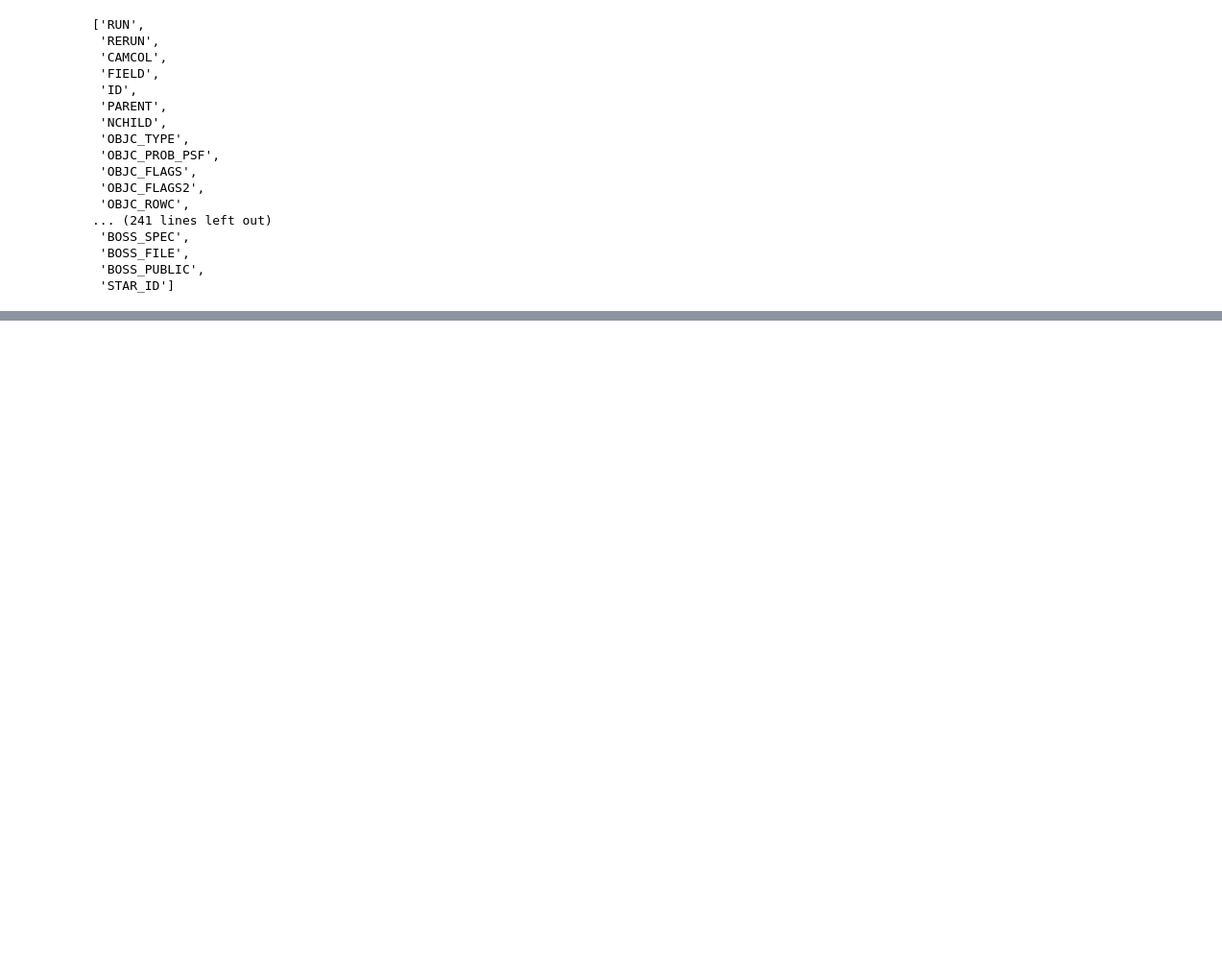
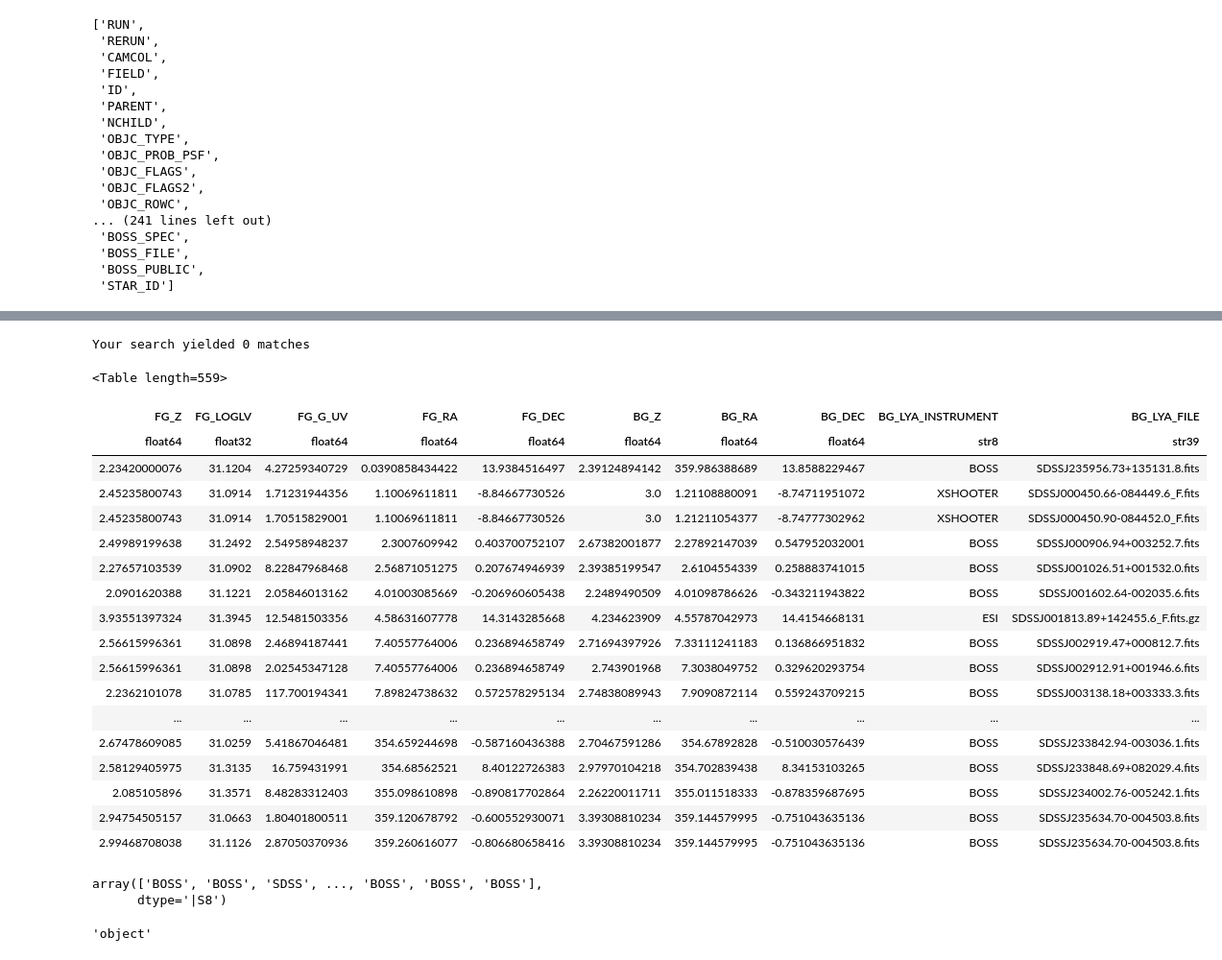
Before and after one commit to qsopairs/papers, a Jupyter notebook: TPE/Analysis/Exploring_TPE.ipynb, the cells around one changed output, grey strips where cells are left out. Shown at 96% size. Saved outputs shown, nothing was run; the diff lists cells and outputs as text; code cells hidden in the pictures; blank space fills up the shorter version.

Commit message:
back on the sample..

```diff
--- a/TPE/Analysis/Exploring_TPE.ipynb
+++ b/TPE/Analysis/Exploring_TPE.ipynb
@@ -176,0 +182,6 @@ b31.keys()
+# %%
+svfile = os.getenv('DROPBOX_DIR')+'QSOPairs/TPE_DR12/TPE_DR12_Mon-May-16-18:00:17-2016_concat.sav'
+tpe_sav = readsav(svfile)
+# %%
+reload(tps)
+smpl = tps.make_sample(31.0, tpe_sav=tpe_sav)
@@ -176,0 +238,26 @@ b31.keys()
+# %%
+bin_qpq = qpq.qcat.match_coord(b_coords) >= 0
+# %% [output]
+Your search yielded 0 matches
+# %%
+smpl
+# %% [output]
+<Table length=559>
+| FG_Z | FG_LOGLV | FG_G_UV | FG_RA | FG_DEC | BG_Z | BG_RA | BG_DEC | BG_LYA_INSTRUMENT | BG_LYA_FILE |
+| float64 | float32 | float64 | float64 | float64 | float64 | float64 | float64 | str8 | str39 |
+| 2.23420000076 | 31.1204 | 4.27259340729 | 0.0390858434422 | 13.9384516497 | 2.39124894142 | 359.986388689 | 13.8588229467 | BOSS | SDSSJ235956.73+135131.8.fits |
+| 2.45235800743 | 31.0914 | 1.71231944356 | 1.10069611811 | -8.84667730526 | 3.0 | 1.21108880091 | -8.74711951072 | XSHOOTER | SDSSJ000450.66-084449.6_F.fits |
+| 2.45235800743 | 31.0914 | 1.70515829001 | 1.10069611811 | -8.84667730526 | 3.0 | 1.21211054377 | -8.74777302962 | XSHOOTER | SDSSJ000450.90-084452.0_F.fits |
+| 2.49989199638 | 31.2492 | 2.54958948237 | 2.3007609942 | 0.403700752107 | 2.67382001877 | 2.27892147039 | 0.547952032001 | BOSS | SDSSJ000906.94+003252.7.fits |
+| 2.27657103539 | 31.0902 | 8.22847968468 | 2.56871051275 | 0.207674946939 | 2.39385199547 | 2.6104554339 | 0.258883741015 | BOSS | SDSSJ001026.51+001532.0.fits |
+| 2.0901620388 | 31.1221 | 2.05846013162 | 4.01003085669 | -0.206960605438 | 2.2489490509 | 4.01098786626 | -0.343211943822 | BOSS | SDSSJ001602.64-002035.6.fits |
+| 3.93551397324 | 31.3945 | 12.5481503356 | 4.58631607778 | 14.3143285668 | 4.234623909 | 4.55787042973 | 14.4154668131 | ESI | SDSSJ001813.89+142455.6_F.fits.gz |
+| 2.56615996361 | 31.0898 | 2.46894187441 | 7.40557764006 | 0.236894658749 | 2.71694397926 | 7.33111241183 | 0.136866951832 | BOSS | SDSSJ002919.47+000812.7.fits |
+| 2.56615996361 | 31.0898 | 2.02545347128 | 7.40557764006 | 0.236894658749 | 2.743901968 | 7.3038049752 | 0.329620293754 | BOSS | SDSSJ002912.91+001946.6.fits |
+| 2.2362101078 | 31.0785 | 117.700194341 | 7.89824738632 | 0.572578295134 | 2.74838089943 | 7.9090872114 | 0.559243709215 | BOSS | SDSSJ003138.18+003333.3.fits |
+| ... | ... | ... | ... | ... | ... | ... | ... | ... | ... |
+| 2.67478609085 | 31.0259 | 5.41867046481 | 354.659244698 | -0.587160436388 | 2.70467591286 | 354.67892828 | -0.510030576439 | BOSS | SDSSJ233842.94-003036.1.fits |
+| 2.58129405975 | 31.3135 | 16.759431991 | 354.68562521 | 8.40122726383 | 2.97970104218 | 354.702839438 | 8.34153103265 | BOSS | SDSSJ233848.69+082029.4.fits |
+| 2.085105896 | 31.3571 | 8.48283312403 | 355.098610898 | -0.890817702864 | 2.26220011711 | 355.011518333 | -0.878359687695 | BOSS | SDSSJ234002.76-005242.1.fits |
+| 2.94754505157 | 31.0663 | 1.80401800511 | 359.120678792 | -0.600552930071 | 3.39308810234 | 359.144579995 | -0.751043635136 | BOSS | SDSSJ235634.70-004503.8.fits |
+| 2.99468708038 | 31.1126 | 2.87050370936 | 359.260616077 | -0.806680658416 | 3.39308810234 | 359.144579995 | -0.751043635136 | BOSS | SDSSJ235634.70-004503.8.fits |
@@ -176,0 +268,9 @@ b31.keys()
+# %%
+np.array(tmp)
+# %% [output]
+array(['BOSS', 'BOSS', 'SDSS', ..., 'BOSS', 'BOSS', 'BOSS'],
+      dtype='|S8')
+# %%
+qso_bg['LYA_INSTRUMENT'].dtype.name
+# %% [output]
+'object'
```
Also changed, not shown: parts of 8 cells of this notebook, 3 other files.
